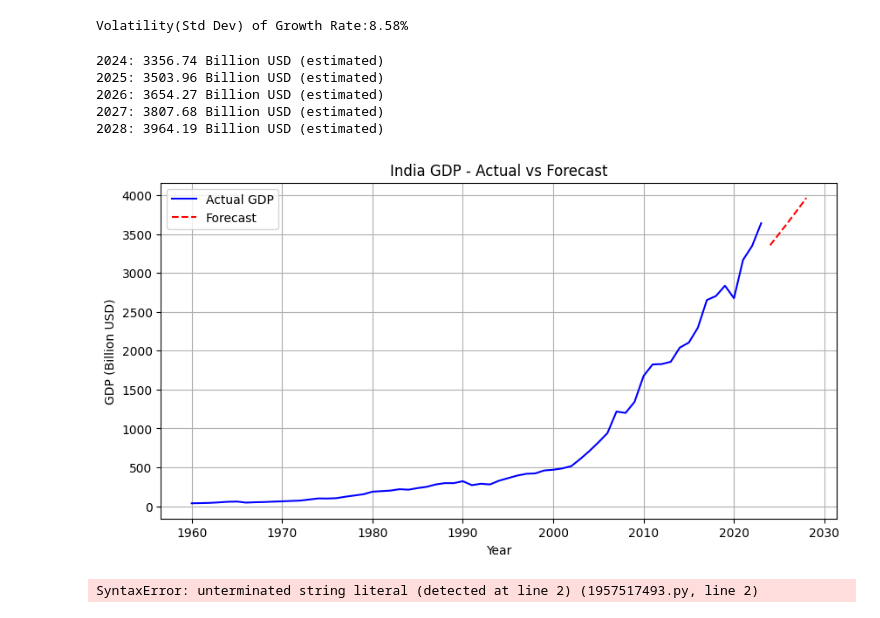
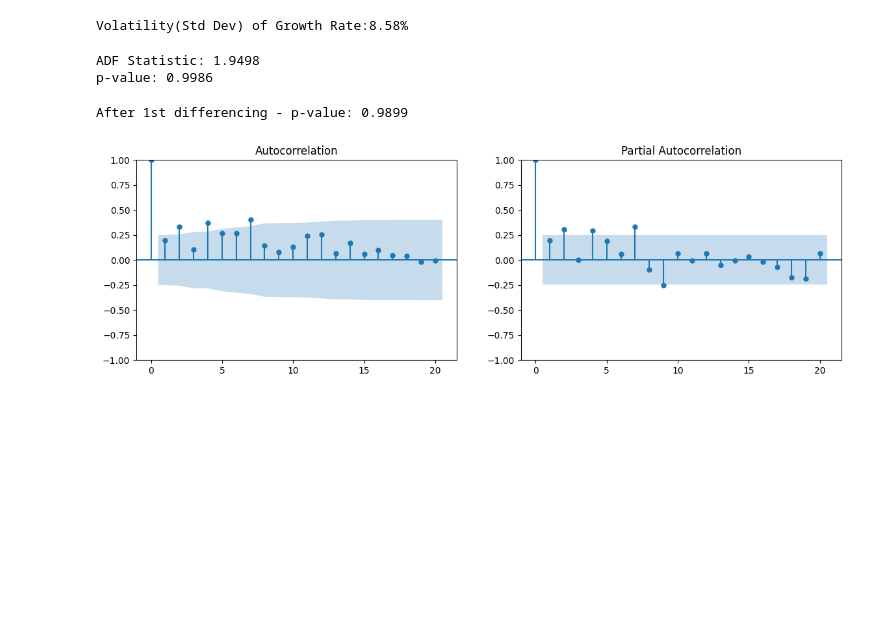
Before and after one commit to sonu19151421/india-gdp-trend-analysis, a Jupyter notebook: India-gdp-trend-analysis.ipynb, the cells around one changed output. Cells and saved outputs as stored; diff of their text form; code cells hidden in the pictures; blank space fills up the shorter version.

```diff
--- a/India-gdp-trend-analysis.ipynb
+++ b/India-gdp-trend-analysis.ipynb
@@ -5,7 +5,7 @@ import seaborn as sns
 import numpy as np
 # %%
 # data loading
-df = pd.read_csv('API_NY.GDP.MKTP.CD_DS2_en_csv_v2_446954.csv',skiprows=4)
+df = pd.read_csv(r'C:\Users\Admin\OneDrive\Desktop\project_self\API_NY.GDP.MKTP.CD_DS2_en_csv_v2_446954.csv',skiprows=4)
 india = df[df['Country Name'] == 'India']
 print(india.shape)
 print(india.head())
@@ -221,47 +221,31 @@ volatility = india_gdp['Growth_Rate'].std()
 print(f"Volatility(Std Dev) of Growth Rate:{volatility:.2f}%")
 # %% [output]
 Volatility(Std Dev) of Growth Rate:8.58%
-# %%
-# For future forcasting
-
-years = india_gdp.index.values
-gdp_values = india_gdp['GDP_Billion'].values
-
-# Quadratic curve fit (trend line)
-coeffs = np.polyfit(years, gdp_values, 2)
-trend = np.poly1d(coeffs)
-
-future_years = np.arange(years[-1]+1, years[-1]+6)
-future_gdp = trend(future_years)
-
-for y, g in zip(future_years, future_gdp):
-    print(f"{y}: {g:.2f} Billion USD (estimated)")
-# %% [output]
-2024: 3356.74 Billion USD (estimated)
-2025: 3503.96 Billion USD (estimated)
-2026: 3654.27 Billion USD (estimated)
-2027: 3807.68 Billion USD (estimated)
-2028: 3964.19 Billion USD (estimated)
-# %%
-# future forcast trendline
-plt.figure(figsize=(10,5))
-plt.plot(years, gdp_values, label='Actual GDP', color='blue')
-plt.plot(future_years, future_gdp, label='Forecast', color='red', linestyle='--')
-plt.title('India GDP - Actual vs Forecast')
-plt.xlabel('Year')
-plt.ylabel('GDP (Billion USD)')
-plt.legend()
-plt.grid(True)
-plt.show()
-# %% [output]
-[figure, removed]
 # %%
-## Conclusion
-- India's GDP grew from **$37.03 Billion (1960)** to **3638.49 Billion(2023)**.
-- The average year-on-year growth rate was approximately **7.91%**.
-- The **CAGR** over 63 years was **7.55%**,showing strong long-term compounding growth.
-- The best-performing year was **2007** with growth of **29.40%**, while the worst was **1966** with **-23.47%**.
-- Decade-wise, growth was strong during the **2000** period, reflecting economic reforms and libralization.
-- The volatility (std dev) of **8.58%** indicates moderately volatile growth over the decades.
+from statsmodels.tsa.stattools import adfuller
+
+result = adfuller(india_gdp['GDP_Billion'].dropna())
+print(f"ADF Statistic: {result[0]:.4f}")
+print(f"p-value: {result[1]:.4f}")
+# agar p-value > 0.05 hai to series non-stationary hai, differencing chahiye
 # %% [output]
-SyntaxError: unterminated string literal (detected at line 2) (1957517493.py, line 2)
+ADF Statistic: 1.9498
+p-value: 0.9986
+# %%
+gdp_diff = india_gdp['GDP_Billion'].diff().dropna()
+
+result2 = adfuller(gdp_diff)
+print(f"After 1st differencing - p-value: {result2[1]:.4f}")
+# agar ab bhi non-stationary hai, dobara diff karo (d=2)
+# %% [output]
+After 1st differencing - p-value: 0.9899
+# %%
+from statsmodels.graphics.tsaplots import plot_acf, plot_pacf
+import matplotlib.pyplot as plt
+
+fig, axes = plt.subplots(1, 2, figsize=(14,4))
+plot_acf(gdp_diff, ax=axes[0], lags=20)
+plot_pacf(gdp_diff, ax=axes[1], lags=20)
+plt.show()
+# %% [output]
+[figure, added]
```
Also changed, not shown: parts of 26 cells of this notebook.
